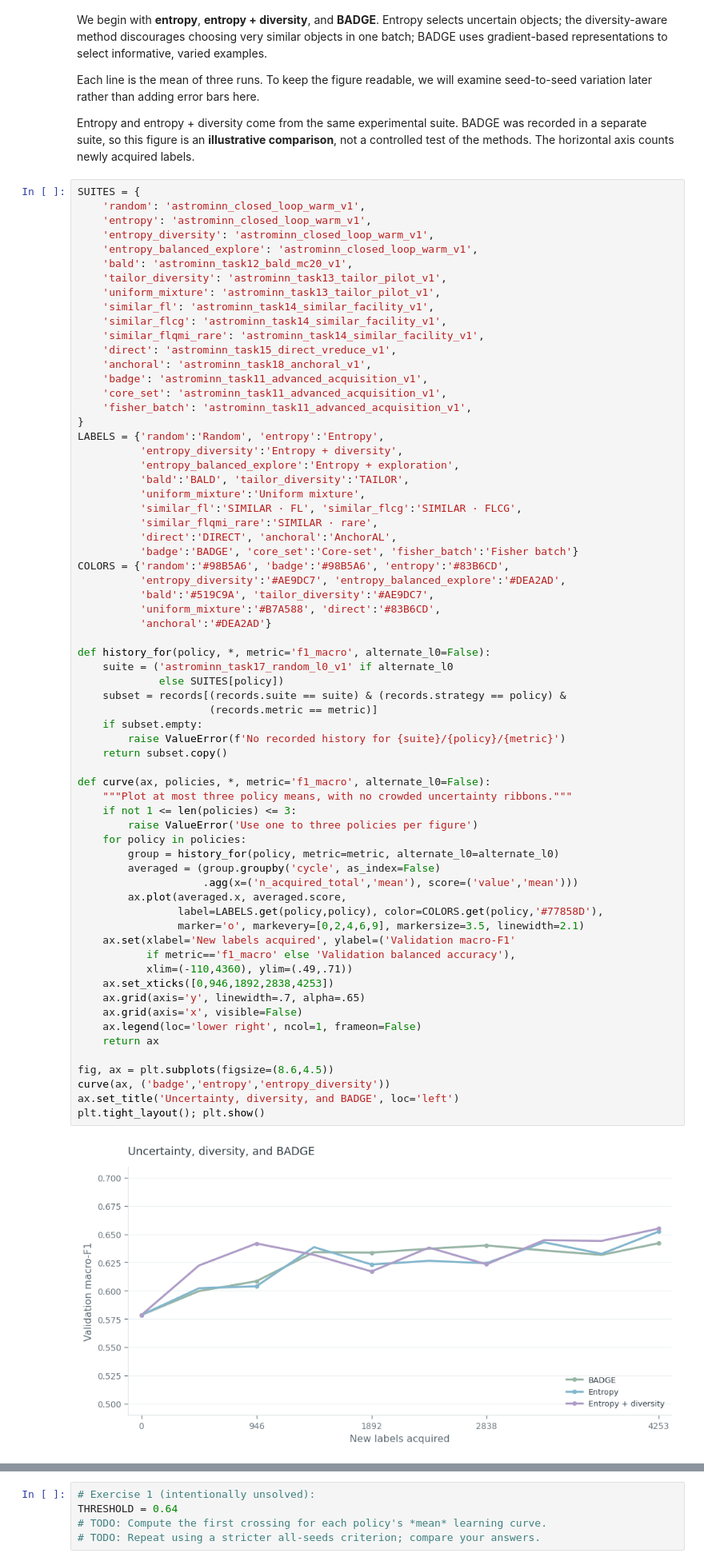
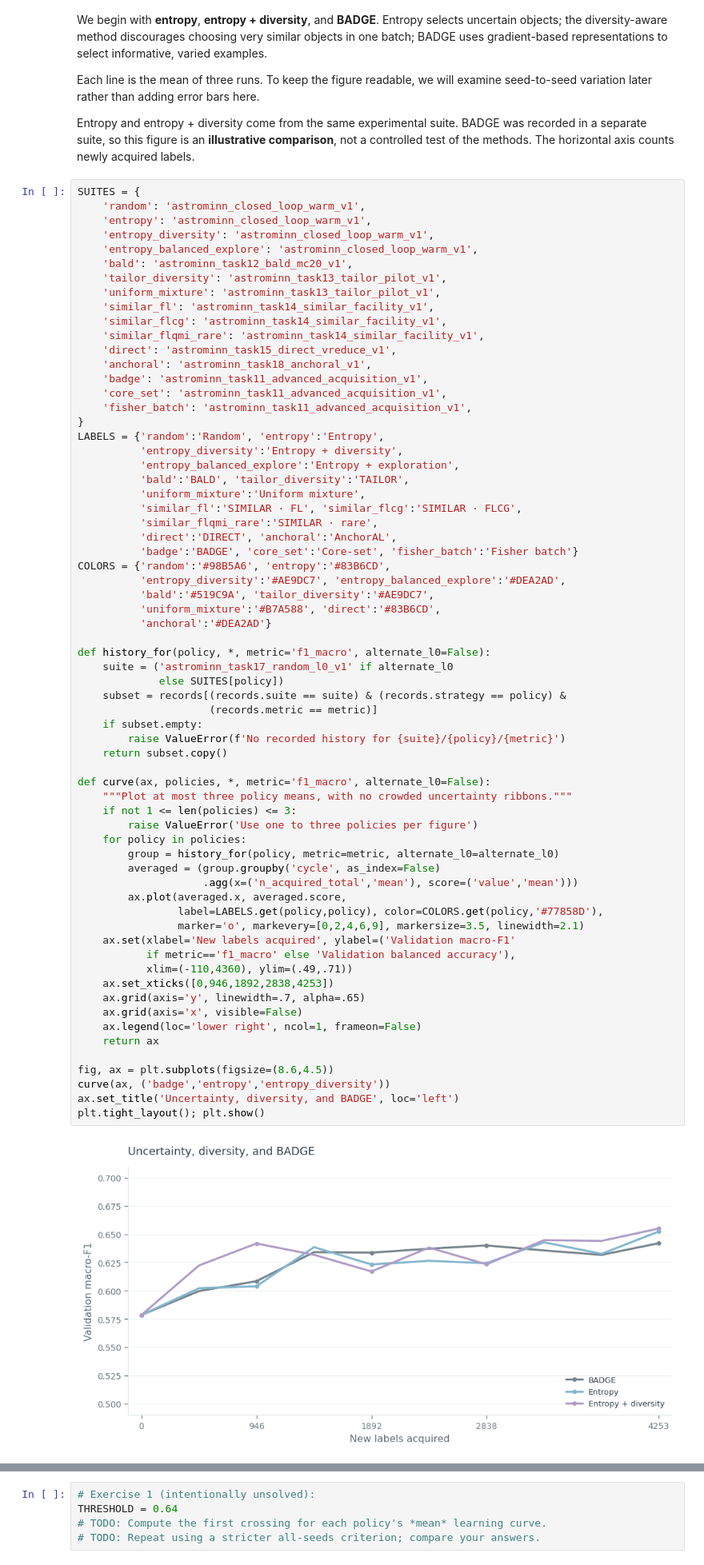
Before and after one commit to DimitrisKour/astro-transient-active-learning, a Jupyter notebook: examples/02_applecider_astronomy_active_learning.ipynb, the cells around one changed output, grey strips where cells are left out. Shown at 80% size. Saved outputs shown, nothing was run; the diff lists cells and outputs as text.

```diff
--- a/examples/02_applecider_astronomy_active_learning.ipynb
+++ b/examples/02_applecider_astronomy_active_learning.ipynb
@@ -123,7 +124,7 @@ LABELS = {'random':'Random', 'entropy':'Entropy',
           'similar_flqmi_rare':'SIMILAR · rare',
           'direct':'DIRECT', 'anchoral':'AnchorAL',
           'badge':'BADGE', 'core_set':'Core-set', 'fisher_batch':'Fisher batch'}
-COLORS = {'random':'#98B5A6', 'badge':'#98B5A6', 'entropy':'#83B6CD',
+COLORS = {'random':'#98B5A6', 'entropy':'#83B6CD',
           'entropy_diversity':'#AE9DC7', 'entropy_balanced_explore':'#DEA2AD',
           'bald':'#519C9A', 'tailor_diversity':'#AE9DC7',
           'uniform_mixture':'#B7A588', 'direct':'#83B6CD',
@@ -136,34 +137,34 @@ def history_for(policy, *, metric='f1_macro', alternate_l0=False):
                      (records.metric == metric)]
     if subset.empty:
         raise ValueError(f'No recorded history for {suite}/{policy}/{metric}')
     return subset.copy()
 
 def curve(ax, policies, *, metric='f1_macro', alternate_l0=False):
     """Plot at most three policy means, with no crowded uncertainty ribbons."""
     if not 1 <= len(policies) <= 3:
         raise ValueError('Use one to three policies per figure')
     for policy in policies:
         group = history_for(policy, metric=metric, alternate_l0=alternate_l0)
         averaged = (group.groupby('cycle', as_index=False)
                     .agg(x=('n_acquired_total','mean'), score=('value','mean')))
         ax.plot(averaged.x, averaged.score,
                 label=LABELS.get(policy,policy), color=COLORS.get(policy,'#77858D'),
                 marker='o', markevery=[0,2,4,6,9], markersize=3.5, linewidth=2.1)
     ax.set(xlabel='New labels acquired', ylabel=('Validation macro-F1'
            if metric=='f1_macro' else 'Validation balanced accuracy'),
            xlim=(-110,4360), ylim=(.49,.71))
     ax.set_xticks([0,946,1892,2838,4253])
     ax.grid(axis='y', linewidth=.7, alpha=.65)
     ax.grid(axis='x', visible=False)
     ax.legend(loc='lower right', ncol=1, frameon=False)
     return ax
 
 fig, ax = plt.subplots(figsize=(8.6,4.5))
 curve(ax, ('badge','entropy','entropy_diversity'))
 ax.set_title('Uncertainty, diversity, and BADGE', loc='left')
 plt.tight_layout(); plt.show()
 # %% [output]
-[figure, old version]
+[figure, new version]
 # %% [markdown]
 **Reading the figure.** Ask when each policy first moves above its starting performance, whether any curve decreases after acquiring more labels, and whether the policy with the highest early score also has the highest final score. Fluctuations may reflect optimization, sampling, and finite validation support—not necessarily worse acquired objects.
 
```
Also changed, not shown: parts of 8 cells of this notebook, 8 other files.
